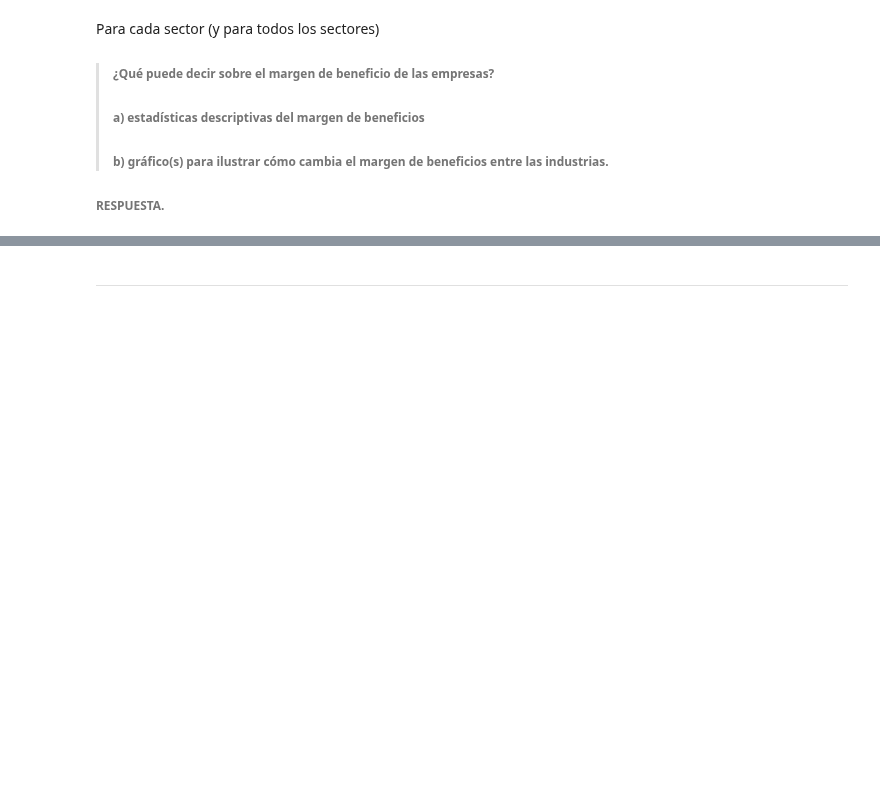
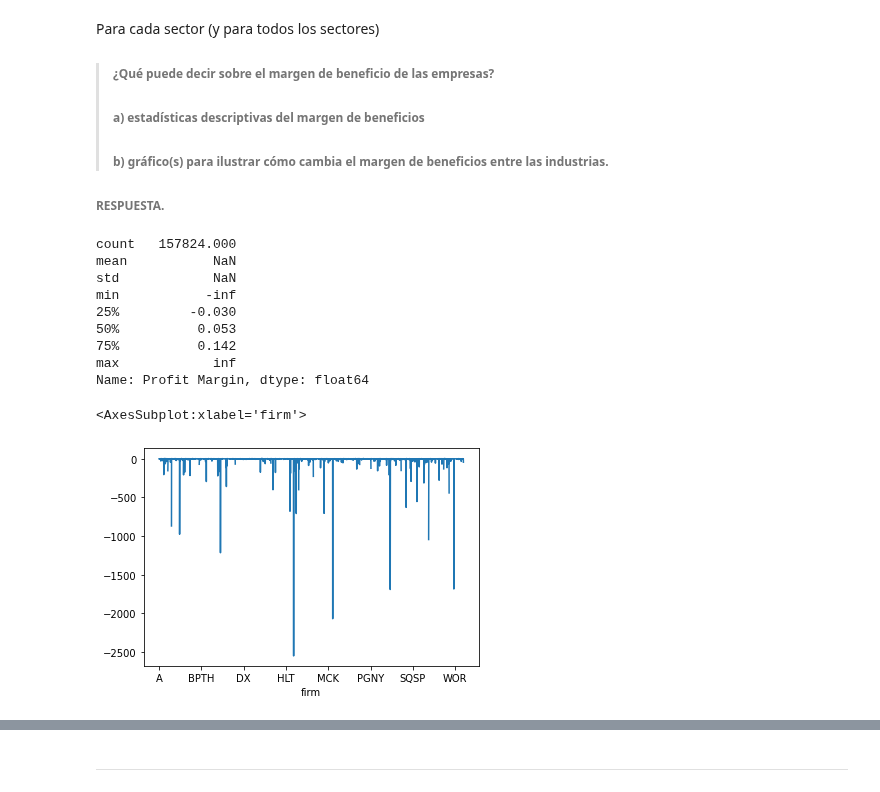
Before and after one commit to AnHrt/StatisticsII, a Jupyter notebook: Statistics/A01369984_BCase.ipynb, the cells around one changed output, grey strips where cells are left out. Drawn from its saved outputs; the diff is of its cells as text; code cells hidden in the pictures; blank space fills up the shorter version.

```diff
--- a/Statistics/A01369984_BCase.ipynb
+++ b/Statistics/A01369984_BCase.ipynb
@@ -274,8 +274,20 @@ Para cada sector (y para todos los sectores)
 ###### **RESPUESTA.**
 # %%
 # Analisis descriptivo
-US_Firms['Profit Margin'].describe()
+print(US_Firms['Profit Margin'].describe())
 US_Firms["Profit Margin"].groupby(["firm"]).last().plot()
+# %% [output]
+count   157824.000
+mean           NaN
+std            NaN
+min           -inf
+25%         -0.030
+50%          0.053
+75%          0.142
+max            inf
+Name: Profit Margin, dtype: float64
+<AxesSubplot:xlabel='firm'>
+[figure, added]
 # %%
 # comercial['Profit Margin'].describe()
 comercial["Profit Margin"].groupby(["firm"]).last().plot()
```
Also changed, not shown: parts of 4 cells of this notebook.
